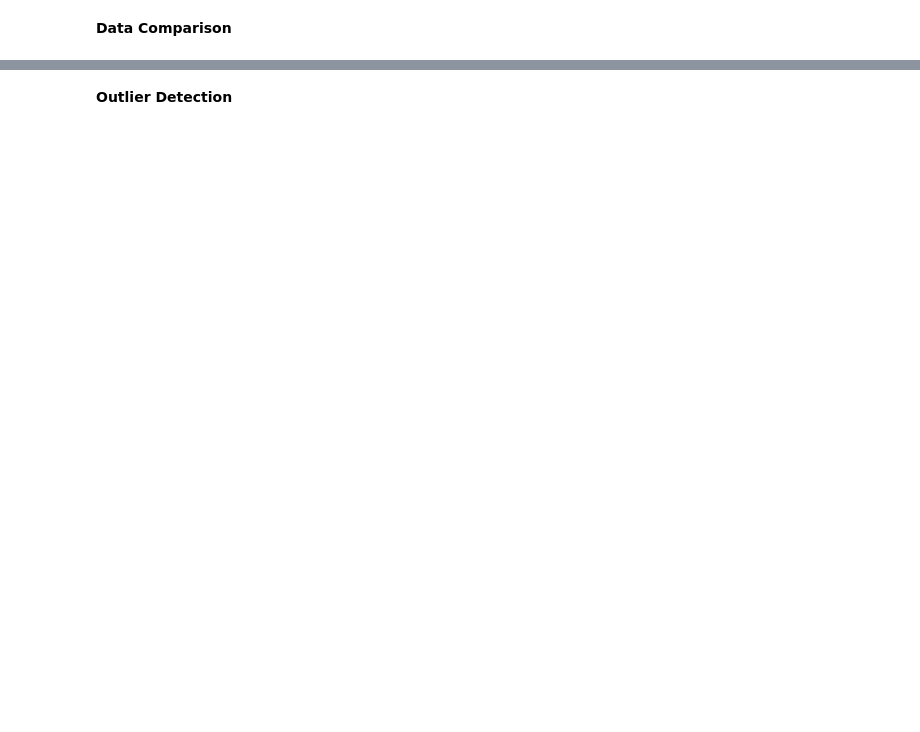
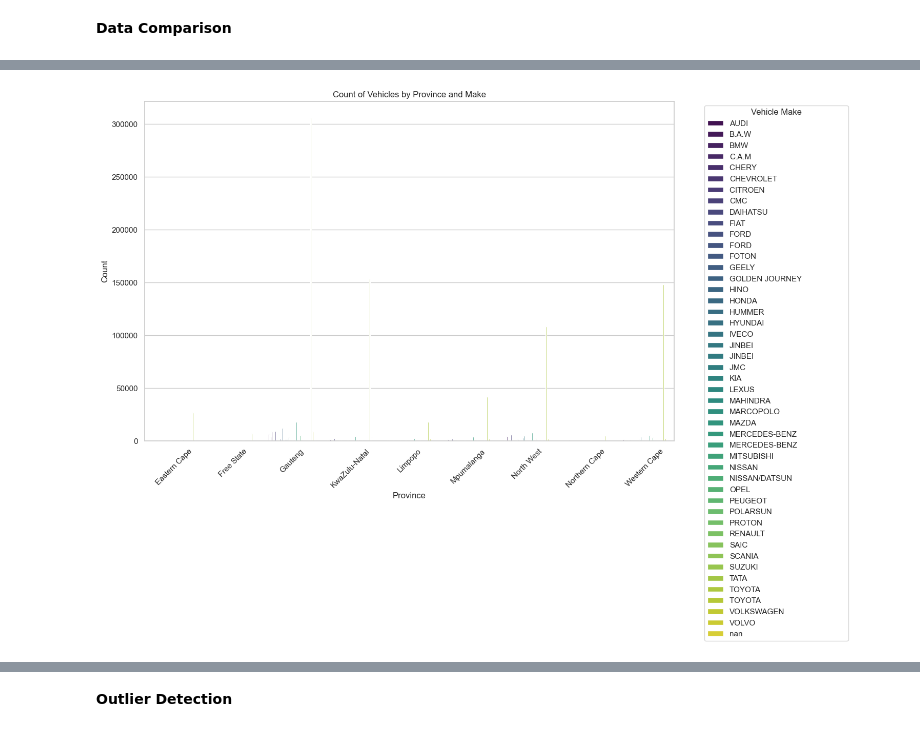
Before and after one commit to Wbam/Week-3, a Jupyter notebook: notebooks/eda_summary.ipynb, the cells around one changed output, grey strips where cells are left out. Cells and saved outputs as stored; diff of their text form; code cells hidden in the pictures; blank space fills up the shorter version.

```diff
--- a/notebooks/eda_summary.ipynb
+++ b/notebooks/eda_summary.ipynb
@@ -337,15 +266,0 @@ plt.show()
-# %%
-data['TotalPremium'] = pd.to_numeric(data['TotalPremium'], errors='coerce')
-data['Province'] = data['Province'].astype('category')
-data['CoverCategory'] = data['CoverCategory'].astype('category')
-
-plt.figure(figsize=(15, 10))
-sns.boxplot(data=data, x='Province', y='TotalPremium', hue='CoverCategory', palette='viridis')
-plt.title('Distribution of Total Premium by Province and Cover Category')
-plt.xlabel('Province')
-plt.ylabel('Total Premium')
-plt.xticks(rotation=45)  # Rotate x-axis labels for better readability
-plt.legend(title='CoverCategory', bbox_to_anchor=(1.05, 1), loc='upper left')
-
-plt.tight_layout()
-plt.show()
@@ -356,13 +266,0 @@ plt.show()
-# %%
-data['make'] = data['make'].astype('category')
-
-plt.figure(figsize=(15, 10))
-sns.countplot(data=data, x='Province', hue='make', palette='viridis')
-plt.title('Count of Vehicles by Province and Make')
-plt.xlabel('Province')
-plt.ylabel('Count')
-plt.xticks(rotation=45)
-plt.legend(title='Vehicle Make', bbox_to_anchor=(1.05, 1), loc='upper left')
-
-plt.tight_layout()
-plt.show()
@@ -373,11 +266,0 @@ plt.show()
-# %%
-data['TransactionMonth'] = pd.to_datetime(data['TransactionMonth'], errors='coerce')
-
-plt.figure(figsize=(15, 10))
-sns.lineplot(data=data, x='TransactionMonth', y='TotalPremium', hue='Province', palette='viridis')
-plt.title('Total Premium Trends Over Time by Province')
-plt.xlabel('Month')
-plt.ylabel('Total Premium')
-
-plt.tight_layout()
-plt.show()
@@ -385,0 +277,5 @@ plt.show()
+# %%
+# Plot count of vehicles by Province and Make
+plot_vehicles_by_province_and_make(data)
+# %% [output]
+[figure, added]
```
Also changed, not shown: parts of 42 cells of this notebook, 1 other file.
